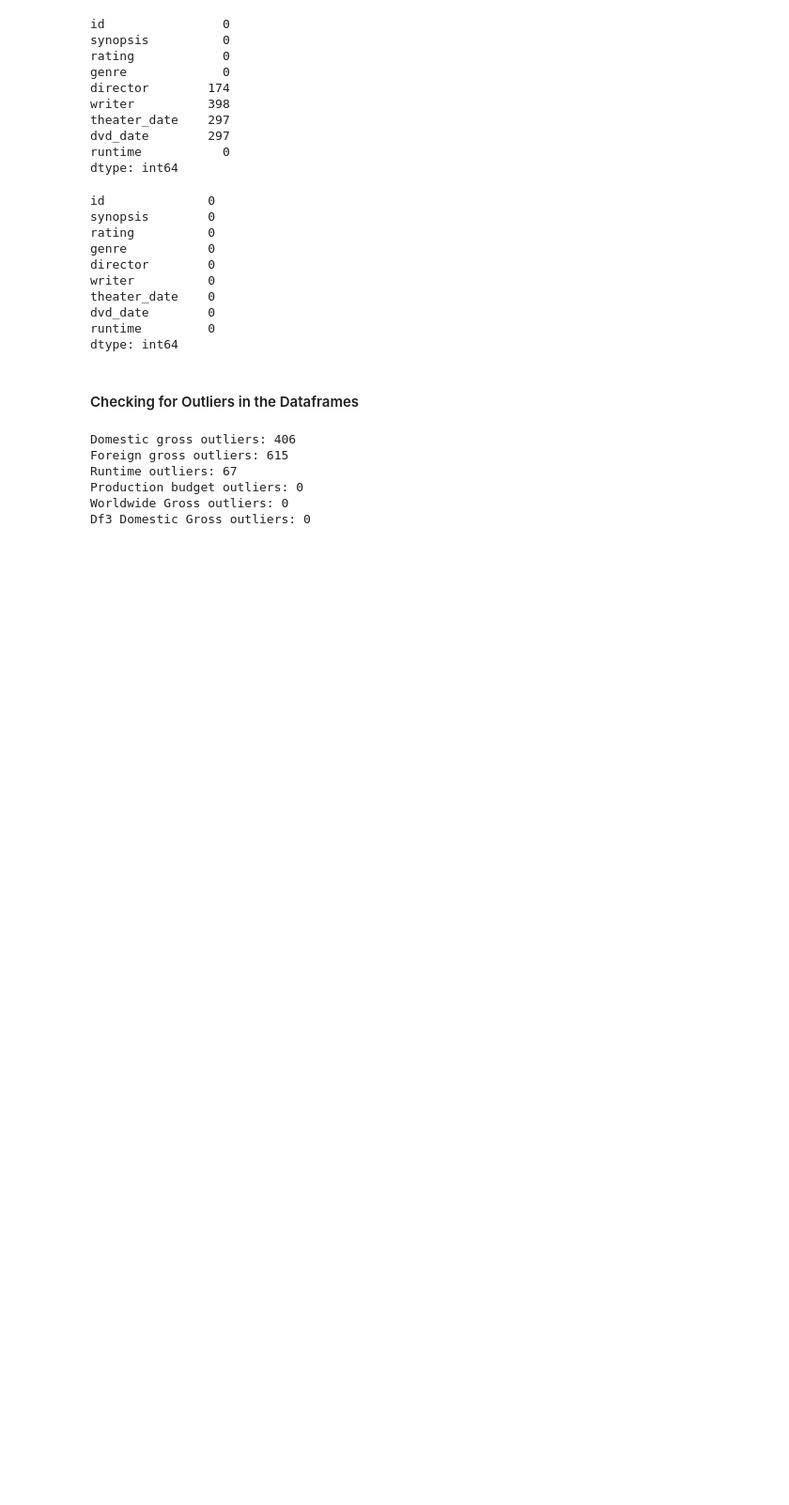
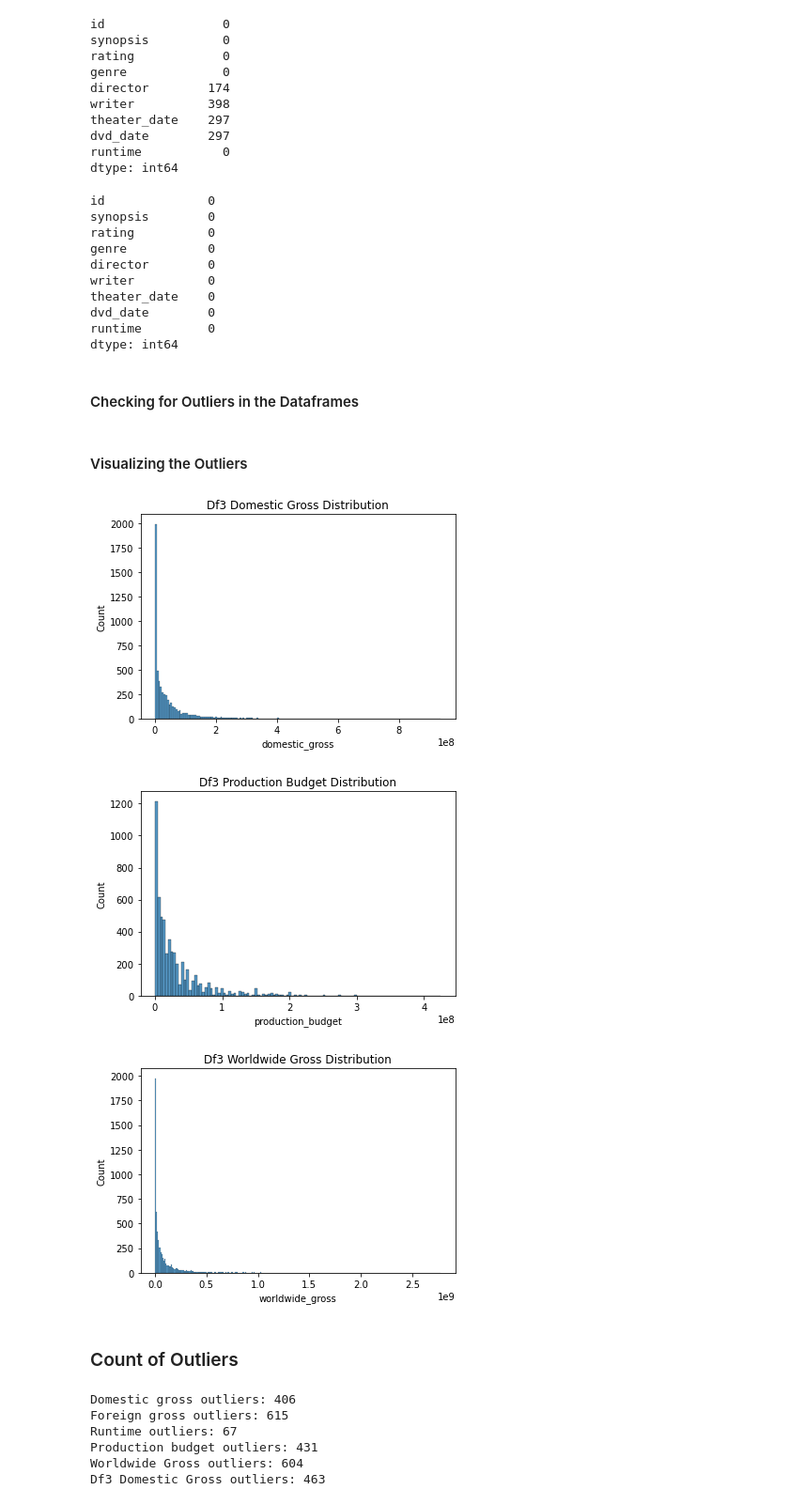
Before and after one commit to JulieMusangi/Film-Performance-Insights, a Jupyter notebook: analysis.ipynb, the cells around one changed output. Shown at 94% size. Cells and saved outputs as stored; diff of their text form; code cells hidden in the pictures; blank space fills up the shorter version.

```diff
--- a/analysis.ipynb
+++ b/analysis.ipynb
@@ -377,12 +377,39 @@ dtype: int64
 #### Checking for Outliers in the Dataframes
 # %%
 #Converting the data type for data in production budget, domestic gross, and worldwide gross columns in  df3
-df3['production_budget'] = pd.to_numeric(df3['production_budget'], errors='coerce')
-df3['worldwide_gross'] = pd.to_numeric(df3['worldwide_gross'], errors='coerce')
-df3['domestic_gross'] = pd.to_numeric(df3['domestic_gross'], errors='coerce')
+# Remove dollar sign ($) and commas (,)
+df3['production_budget'] = df3['production_budget'].replace({'\$': '', ',': ''}, regex=True)
+df3['worldwide_gross'] = df3['worldwide_gross'].replace({'\$': '', ',': ''}, regex=True)
+df3['domestic_gross'] = df3['domestic_gross'].replace({'\$': '', ',': ''}, regex=True)
+# %%
+#convert to numeric in-place
+df3['production_budget'] = pd.to_numeric(df3['production_budget'])
+df3['worldwide_gross'] = pd.to_numeric(df3['worldwide_gross'])
+df3['domestic_gross'] = pd.to_numeric(df3['domestic_gross'])
+# %% [markdown]
+#### Visualizing the Outliers
+# %%
+#Checking the distribution of production budget, worldwide gross, domestic gross
+sns.histplot(df3['domestic_gross'])
+plt.title ("Df3 Domestic Gross Distribution")
+plt.show()
+
+sns.histplot(df3['production_budget'])
+plt.title ("Df3 Production Budget Distribution")
+plt.show()
+
+sns.histplot(df3['worldwide_gross'])
+plt.title ("Df3 Worldwide Gross Distribution")
+plt.show()
+# %% [output]
+[figure, added]
+[figure, added]
+[figure, added]
+# %% [markdown]
+### Count of Outliers
 # %%
 
-# Function to identify outliers using the IQR method and return as a DataFrame
+# Function to identify the number of outliers using the IQR method and return as a DataFrame
 def find_outliers_iqr(column):
     Q1 = column.quantile(0.25)
     Q3 = column.quantile(0.75)
@@ -412,9 +439,9 @@ print(f'Df3 Domestic Gross outliers: {len(df3_domestic_gross_outliers)}')
 Domestic gross outliers: 406
 Foreign gross outliers: 615
 Runtime outliers: 67
-Production budget outliers: 0
-Worldwide Gross outliers: 0
-Df3 Domestic Gross outliers: 0
+Production budget outliers: 431
+Worldwide Gross outliers: 604
+Df3 Domestic Gross outliers: 463
 # %%
 #Checking the maximum and minimum values in the columns with outliers
 def calculate_min_max (columns):
```
Also changed, not shown: parts of 7 cells of this notebook.
